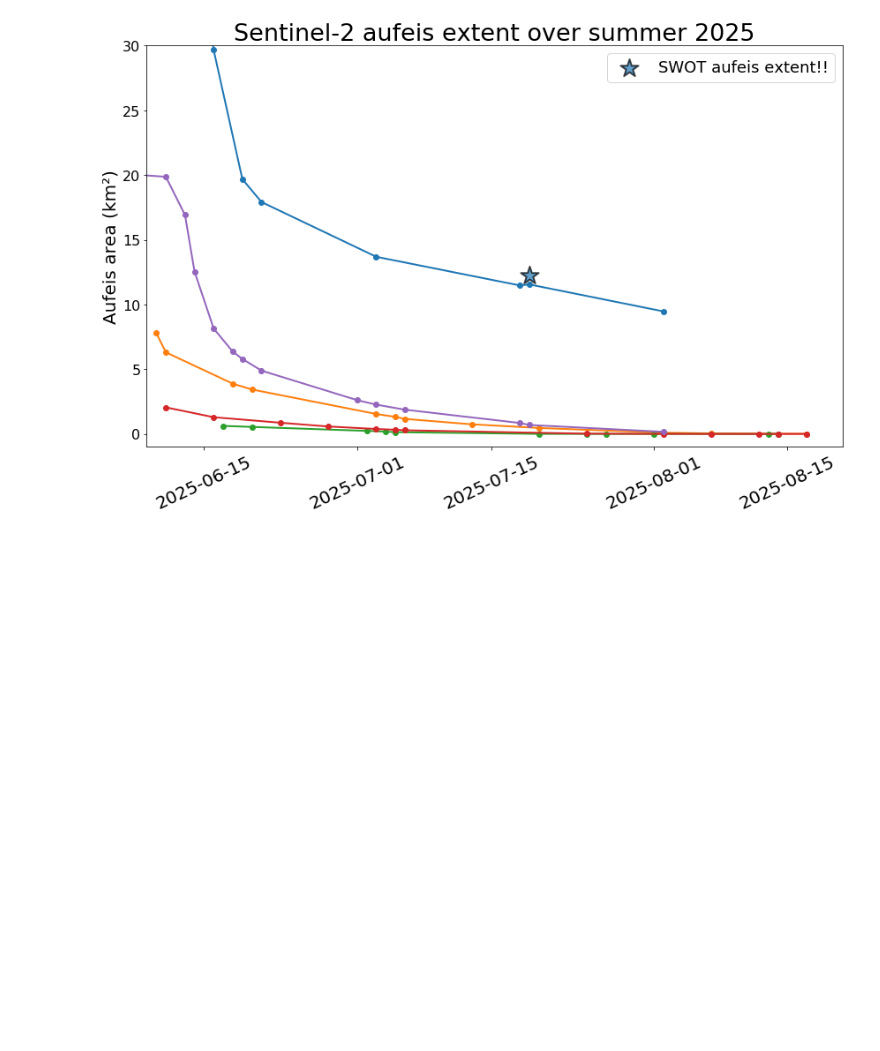
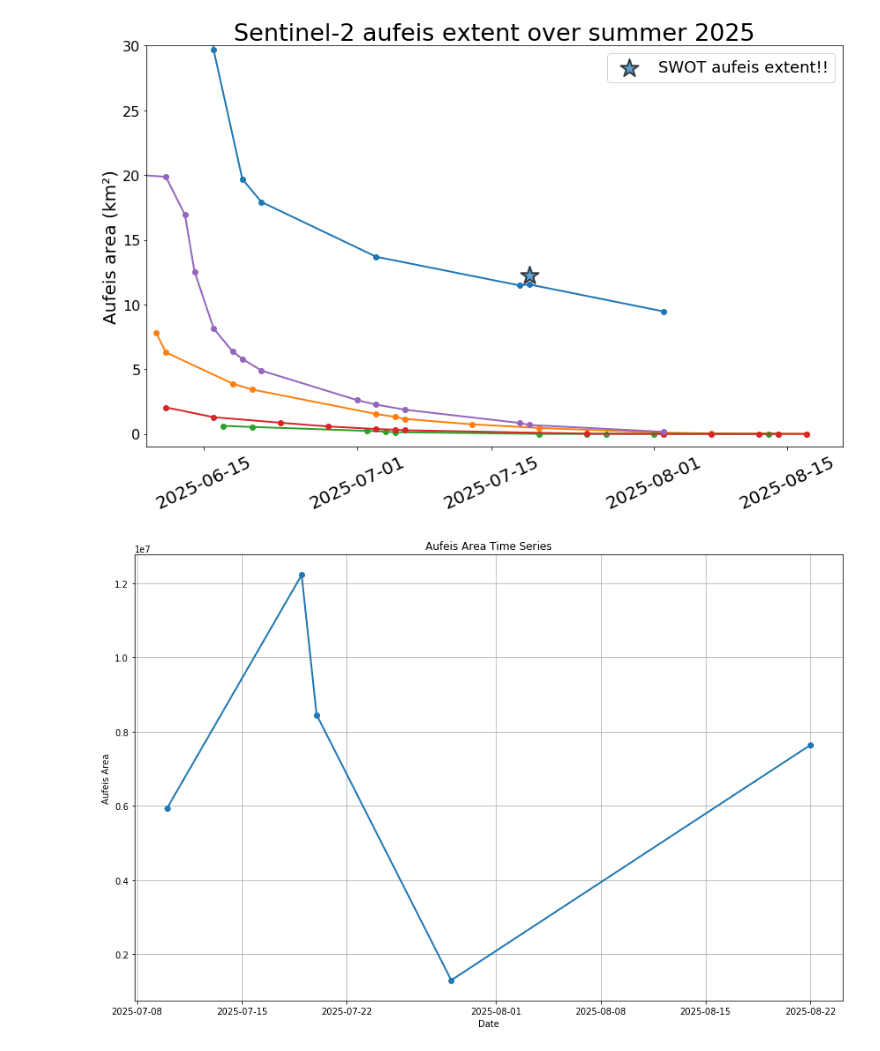
Before and after one commit to mlmac-seid/SWOT-aufeis, a Jupyter notebook: 4.0_aufeis_timeseries.ipynb, the cells around one changed output. Saved outputs shown, nothing was run; the diff lists cells and outputs as text; code cells hidden in the pictures; blank space fills up the shorter version.

```diff
--- a/4.0_aufeis_timeseries.ipynb
+++ b/4.0_aufeis_timeseries.ipynb
@@ -88,3 +107,17 @@ plt.tight_layout()
 plt.show()
 # %% [output]
 [figure]
+# %%
+# Plot timeseries of SWOT aufeis extent
+
+plt.figure(figsize=(12,8))
+plt.plot(aufeis_area_df['Date'], aufeis_area_df['Area'], marker='o', linewidth=2)
+
+plt.xlabel('Date')
+plt.ylabel('Aufeis Area')
+plt.title('Aufeis Area Time Series')
+plt.grid(True)
+plt.tight_layout()
+plt.show()
+# %% [output]
+[figure, added]
```
Also changed, not shown: parts of 4 cells of this notebook.
